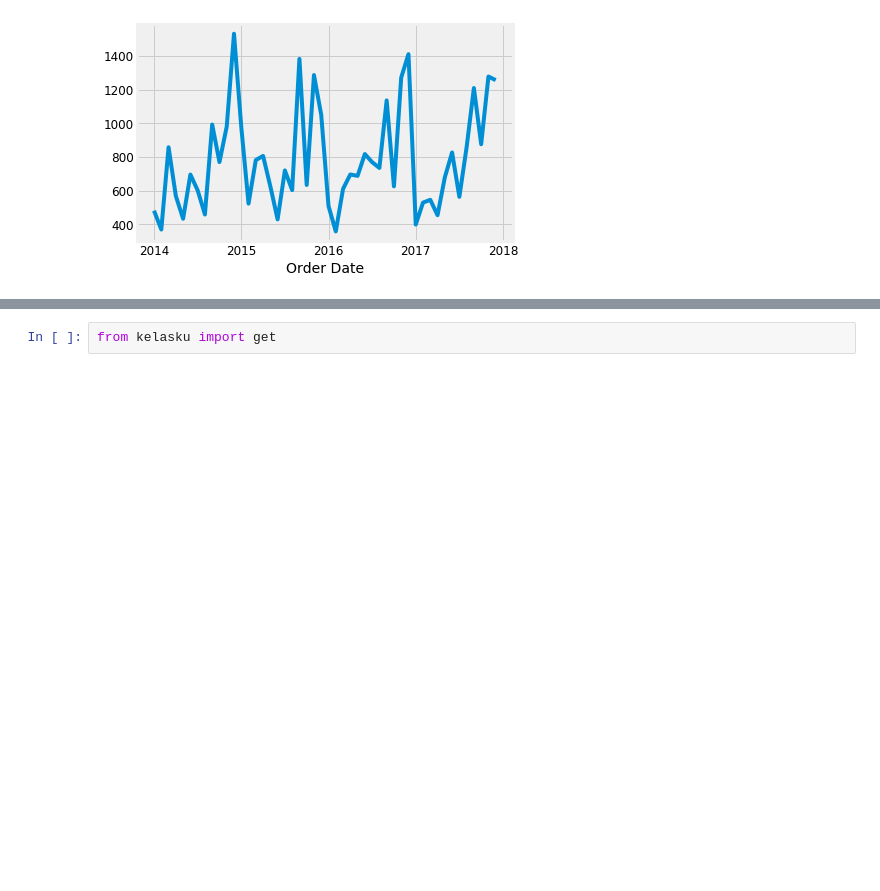
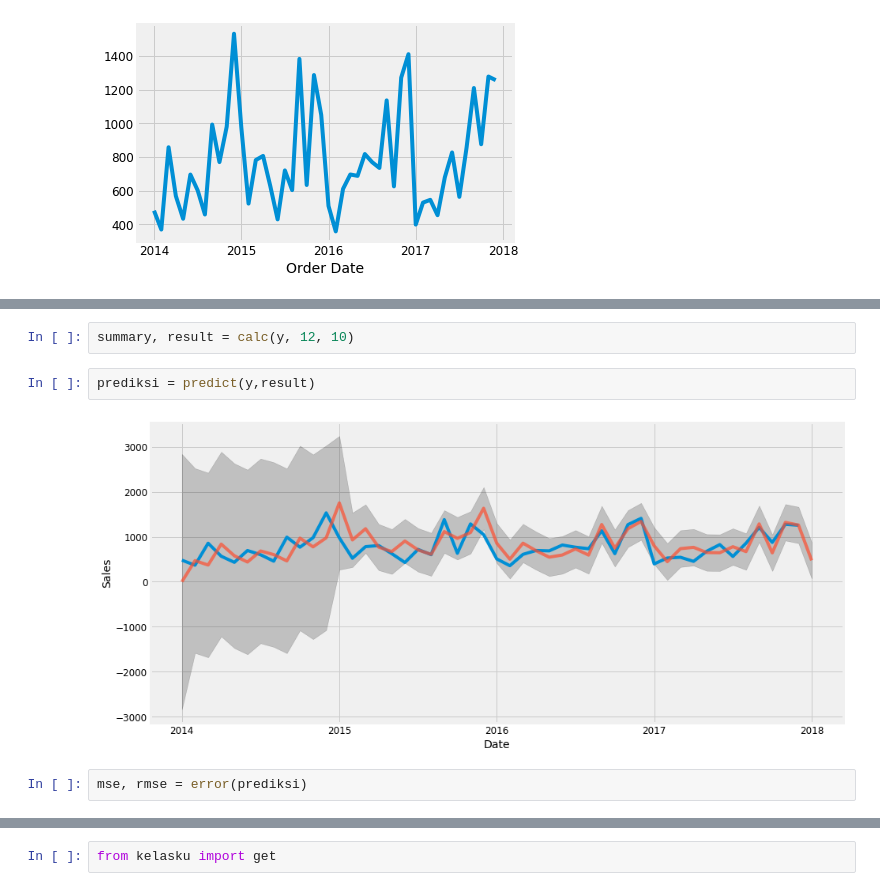
Before and after one commit to argabp/project, a Jupyter notebook: example.ipynb, the cells around one changed output, grey strips where cells are left out. Cells and saved outputs as stored; diff of their text form; blank space fills up the shorter version.

```diff
--- a/example.ipynb
+++ b/example.ipynb
@@ -128,0 +229,8 @@ y.plot()
+# %%
+summary, result = calc(y, 12, 10)
+# %%
+prediksi = predict(y,result)
+# %% [output]
+[figure, added]
+# %%
+mse, rmse = error(prediksi)
```
Also changed, not shown: parts of 9 cells of this notebook, 1 other file.
